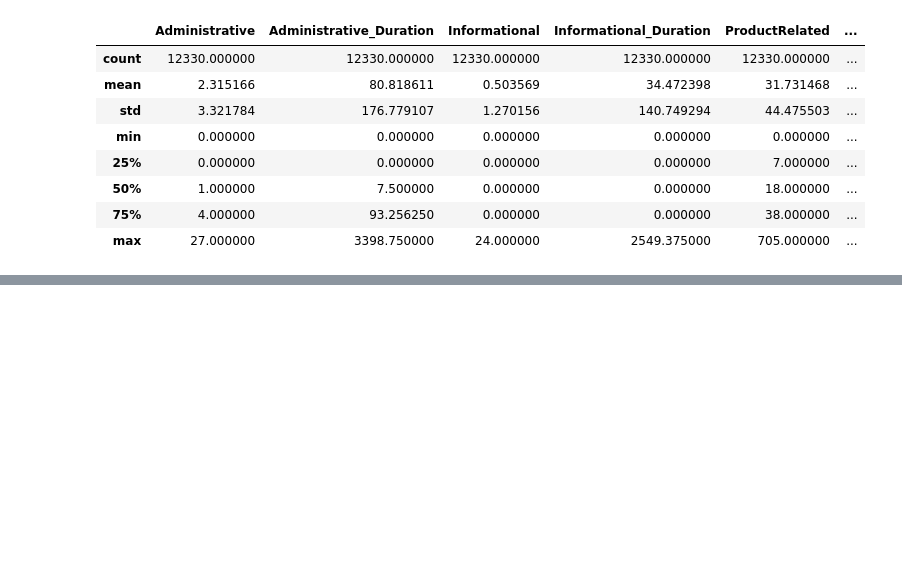
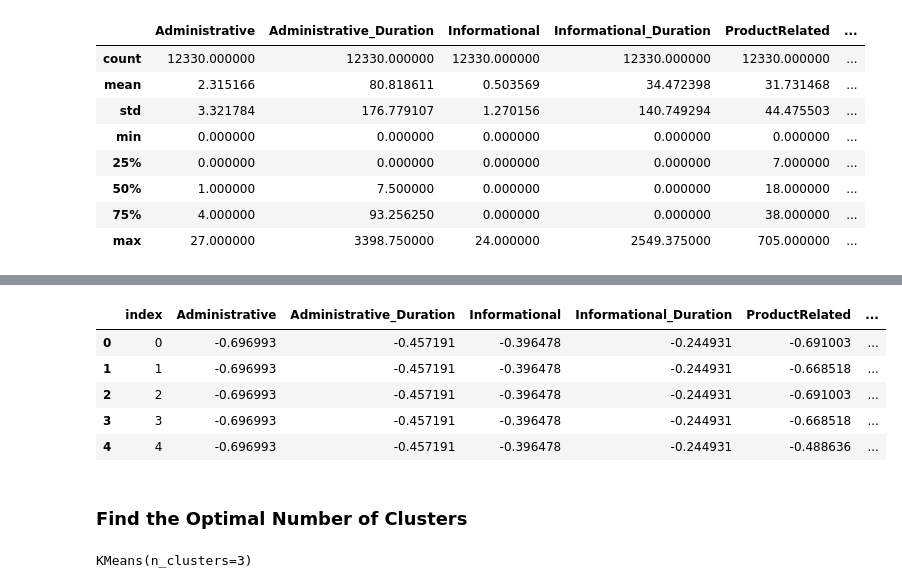
Before and after one commit to cyrixninja/Code-Unnati, a Jupyter notebook: python_scripts_ckpcet/unsupervised_machine_learning/unsupervised_ml_k_means.ipynb, the cells around one changed output, grey strips where cells are left out. Drawn from its saved outputs; the diff is of its cells as text; code cells hidden in the pictures; blank space fills up the shorter version.

```diff
--- a/python_scripts_ckpcet/unsupervised_machine_learning/unsupervised_ml_k_means.ipynb
+++ b/python_scripts_ckpcet/unsupervised_machine_learning/unsupervised_ml_k_means.ipynb
@@ -67,0 +95,12 @@ df_online_shoppers_intention.describe()
+# %%
+# Importing the StandardScaler
+from sklearn.preprocessing import StandardScaler
+
+# Scale the Numerical Data
+df_num =  df_online_shoppers_intention.select_dtypes(include='number')
+
+# Initialize the Scaler
+ss = StandardScaler()
+
+# Transform the Data
+scale = ss.fit_transform(df_num)
@@ -67,0 +118,11 @@ df_online_shoppers_intention.describe()
+# %%
+# Resetting Index
+df_scale = df_scale.reset_index()
+df_scale.head()
+# %% [output]
+|  | index | Administrative | Administrative_Duration | Informational | Informational_Duration | ProductRelated | ... |
+| 0 | 0 | -0.696993 | -0.457191 | -0.396478 | -0.244931 | -0.691003 | ... |
+| 1 | 1 | -0.696993 | -0.457191 | -0.396478 | -0.244931 | -0.668518 | ... |
+| 2 | 2 | -0.696993 | -0.457191 | -0.396478 | -0.244931 | -0.691003 | ... |
+| 3 | 3 | -0.696993 | -0.457191 | -0.396478 | -0.244931 | -0.668518 | ... |
+| 4 | 4 | -0.696993 | -0.457191 | -0.396478 | -0.244931 | -0.488636 | ... |
@@ -67,0 +132,7 @@ df_online_shoppers_intention.describe()
+# %% [markdown]
+### Find the Optimal Number of Clusters
+# %%
+model = KMeans(n_clusters=3)
+model
+# %% [output]
+KMeans(n_clusters=3)
```
Also changed, not shown: parts of 12 cells of this notebook.
